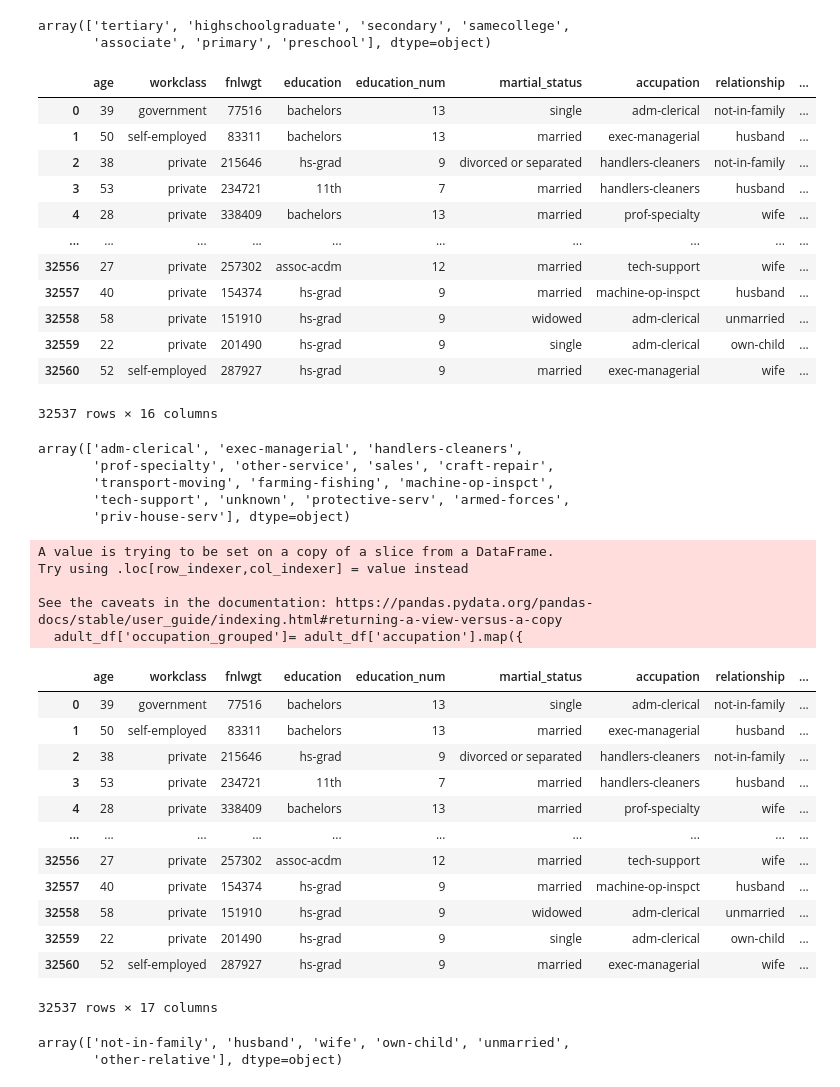
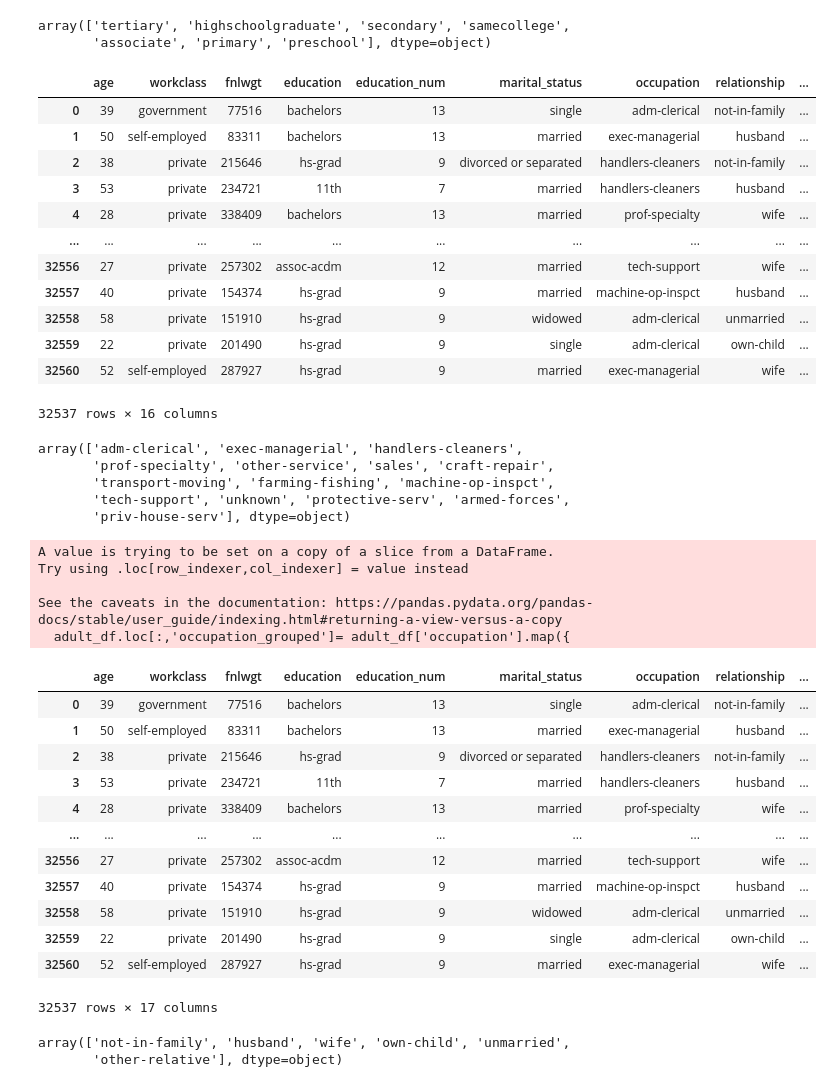
Before and after one commit to ashulahishimwe/Adult-project, a Jupyter notebook: notebooks/datacleaning.ipynb, the cells around one changed output. Cells and saved outputs as stored; diff of their text form; code cells hidden in the pictures.

```diff
--- a/notebooks/datacleaning.ipynb
+++ b/notebooks/datacleaning.ipynb
@@ -70,7 +70,7 @@ memory usage: 3.7+ MB
 # Data cleaning
 ## Assign proper colummn names
 # %%
-adult_df.columns=["age","workclass","fnlwgt","education","education_num","martial_status","accupation","relationship","race","sex","capital_gain","capital_loss","hours_per_week","native_country","incame"]
+adult_df.columns=["age","workclass","fnlwgt","education","education_num","marital_status","occupation","relationship","race","sex","capital_gain","capital_loss","hours_per_week","native_country","income"]
 # %%
 adult_df.head()
 # %% [output]
@@ -216,7 +216,7 @@ dtype: int64
 # %%
 adult_df['workclass']= adult_df['workclass'].fillna('unknown')
 adult_df['native_country']= adult_df['native_country'].fillna('other')
-adult_df['accupation']= adult_df['accupation'].fillna('unknown')
+adult_df['occupation']= adult_df['occupation'].fillna('unknown')
 # %%
 adult_df.isnull().sum()
 # %% [output]
@@ -430,7 +426,7 @@ array(['tertiary', 'highschoolgraduate', 'secondary', 'samecollege',
        'associate', 'primary', 'preschool'], dtype=object)
 # %%
 # recode martial status
-adult_df.loc[:,'martial_status']= adult_df['martial_status'].replace({
+adult_df.loc[:,'marital_status']= adult_df['marital_status'].replace({
     'never-married':'single',
     'married-civ-spouse':'married',
     'married-spouse-absent':'divorced or separated',
@@ -441,7 +437,7 @@ adult_df.loc[:,'martial_status']= adult_df['martial_status'].replace({
 # %%
 adult_df
 # %% [output]
-|  | age | workclass | fnlwgt | education | education_num | martial_status | accupation | relationship | ... |
+|  | age | workclass | fnlwgt | education | education_num | marital_status | occupation | relationship | ... |
 | 0 | 39 | government | 77516 | bachelors | 13 | single | adm-clerical | not-in-family | ... |
 | 1 | 50 | self-employed | 83311 | bachelors | 13 | married | exec-managerial | husband | ... |
 | 2 | 38 | private | 215646 | hs-grad | 9 | divorced or separated | handlers-cleaners | not-in-family | ... |
@@ -464,31 +460,31 @@ array(['adm-clerical', 'exec-managerial', 'handlers-cleaners',
        'tech-support', 'unknown', 'protective-serv', 'armed-forces',
        'priv-house-serv'], dtype=object)
 # %%
-adult_df['occupation_grouped']= adult_df['accupation'].map({
+adult_df.loc[:,'occupation_grouped']= adult_df['occupation'].map({
     'adm-clerical':'white collar',
     'exec-managerial':'white collar',
     'handlers-cleaners':'blue collar',
     'prof-specialty':'white collar',
     'other-service':'service',
     'sales':'white collar',
     'craft-repair':'blue collar',
     'transport-moving':'blue collar',
     'farming-fishing':'blue collar',
     'machine-op-inspct':'blue collar',
     'tech-support':'white collar',
     'unknown':'unknown',
     'protective-serv':'service',
     'armed-forces':'miritary',
     'priv-house-serv':'service'
 })
 adult_df
 # %% [output]
 A value is trying to be set on a copy of a slice from a DataFrame.
 Try using .loc[row_indexer,col_indexer] = value instead
 
 See the caveats in the documentation: https://pandas.pydata.org/pandas-docs/stable/user_guide/indexing.html#returning-a-view-versus-a-copy
-  adult_df['occupation_grouped']= adult_df['accupation'].map({
+  adult_df.loc[:,'occupation_grouped']= adult_df['occupation'].map({
-|  | age | workclass | fnlwgt | education | education_num | martial_status | accupation | relationship | ... |
+|  | age | workclass | fnlwgt | education | education_num | marital_status | occupation | relationship | ... |
 | 0 | 39 | government | 77516 | bachelors | 13 | single | adm-clerical | not-in-family | ... |
 | 1 | 50 | self-employed | 83311 | bachelors | 13 | married | exec-managerial | husband | ... |
 | 2 | 38 | private | 215646 | hs-grad | 9 | divorced or separated | handlers-cleaners | not-in-family | ... |
```
Also changed, not shown: parts of 28 cells of this notebook, 15 other files.
